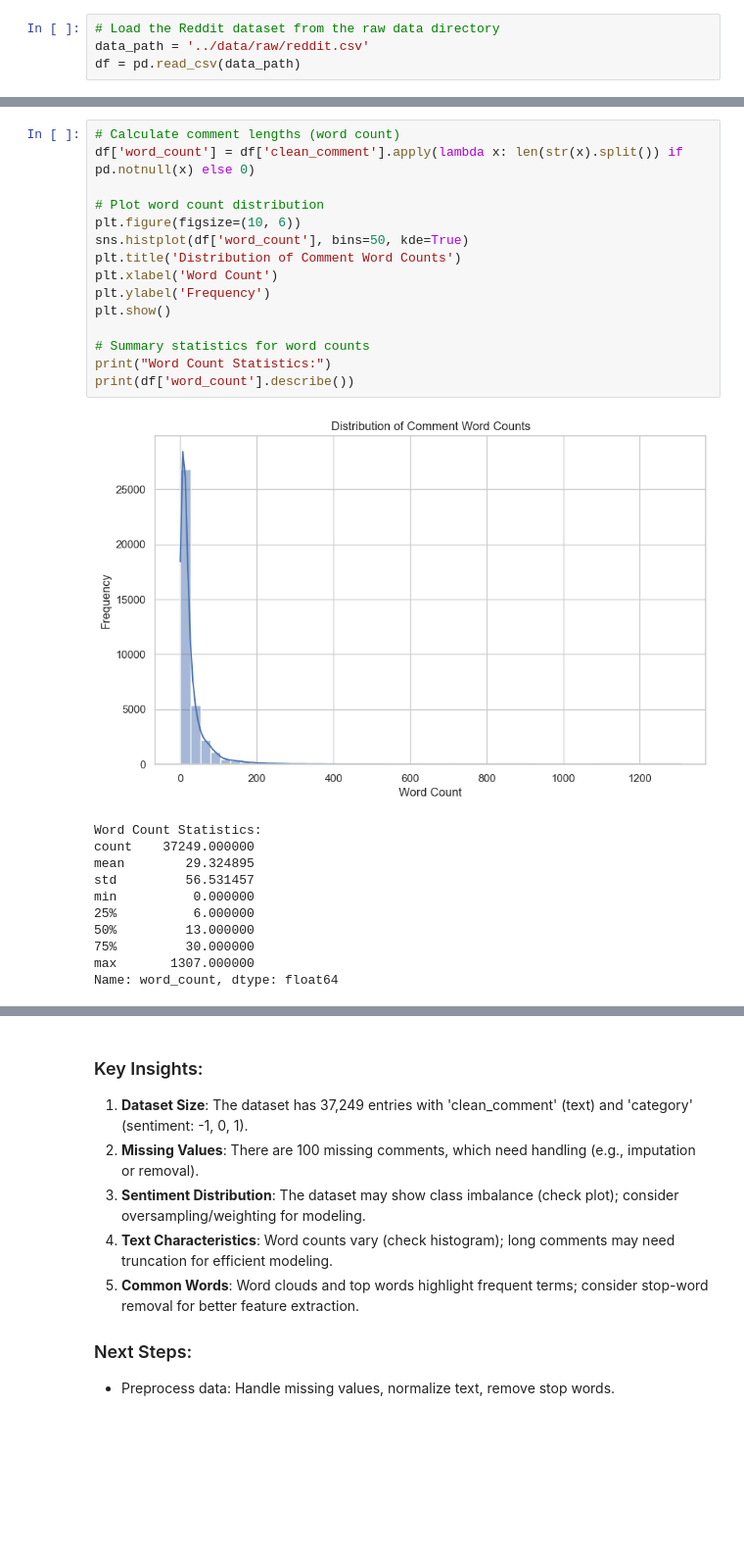
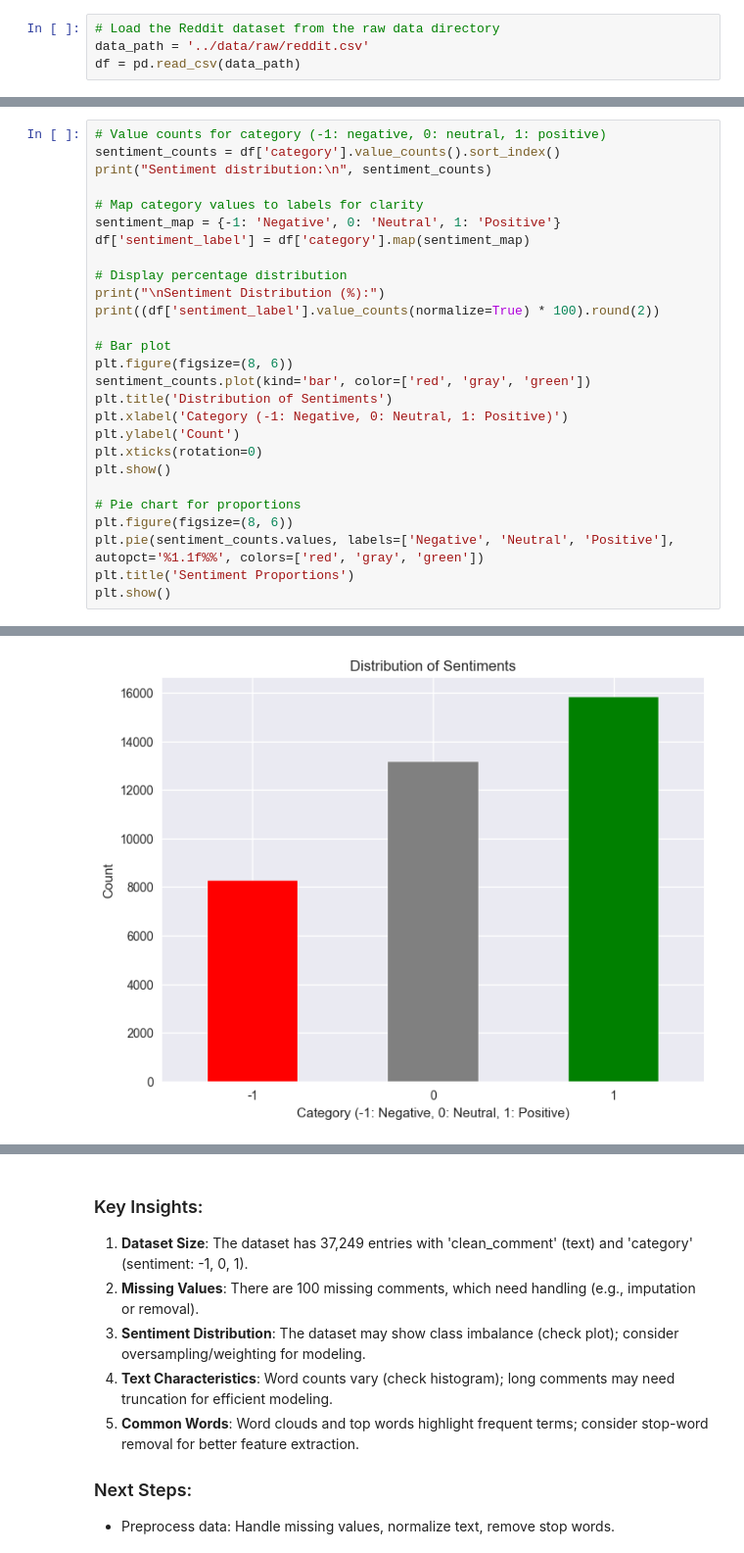
Before and after one commit to SebastianGarrido2790/Youtube-Sentiment-MLOPS, a Jupyter notebook: notebooks/1.0-initial-eda.ipynb, the cells around one changed output, grey strips where cells are left out. Shown at 98% size. Saved outputs shown, nothing was run; the diff lists cells and outputs as text; blank space fills up the shorter version.

```diff
--- a/notebooks/1.0-initial-eda.ipynb
+++ b/notebooks/1.0-initial-eda.ipynb
@@ -87,27 +81,28 @@ Name: proportion, dtype: float64
-# %%
-# Calculate comment lengths (word count)
-df['word_count'] = df['clean_comment'].apply(lambda x: len(str(x).split()) if pd.notnull(x) else 0)
-
-# Plot word count distribution
-plt.figure(figsize=(10, 6))
-sns.histplot(df['word_count'], bins=50, kde=True)
-plt.title('Distribution of Comment Word Counts')
-plt.xlabel('Word Count')
-plt.ylabel('Frequency')
-plt.show()
-
-# Summary statistics for word counts
-print("Word Count Statistics:")
-print(df['word_count'].describe())
-# %% [output]
-[figure, removed]
-Word Count Statistics:
-count    37249.000000
-mean        29.324895
-std         56.531457
-min          0.000000
-25%          6.000000
-50%         13.000000
-75%         30.000000
-max       1307.000000
-Name: word_count, dtype: float64
+# %%
+# Value counts for category (-1: negative, 0: neutral, 1: positive)
+sentiment_counts = df['category'].value_counts().sort_index()
+print("Sentiment distribution:\n", sentiment_counts)
+
+# Map category values to labels for clarity
+sentiment_map = {-1: 'Negative', 0: 'Neutral', 1: 'Positive'}
+df['sentiment_label'] = df['category'].map(sentiment_map)
+
+# Display percentage distribution
+print("\nSentiment Distribution (%):")
+print((df['sentiment_label'].value_counts(normalize=True) * 100).round(2))
+
+# Bar plot
+plt.figure(figsize=(8, 6))
+sentiment_counts.plot(kind='bar', color=['red', 'gray', 'green'])
+plt.title('Distribution of Sentiments')
+plt.xlabel('Category (-1: Negative, 0: Neutral, 1: Positive)')
+plt.ylabel('Count')
+plt.xticks(rotation=0)
+plt.show()
+
+# Pie chart for proportions
+plt.figure(figsize=(8, 6))
+plt.pie(sentiment_counts.values, labels=['Negative', 'Neutral', 'Positive'], autopct='%1.1f%%', colors=['red', 'gray', 'green'])
+plt.title('Sentiment Proportions')
+plt.show()
+# %% [output]
@@ -113,0 +122 @@ Name: word_count, dtype: float64
+[figure, added]
```
Also changed, not shown: parts of 16 cells of this notebook, 12 other files.
